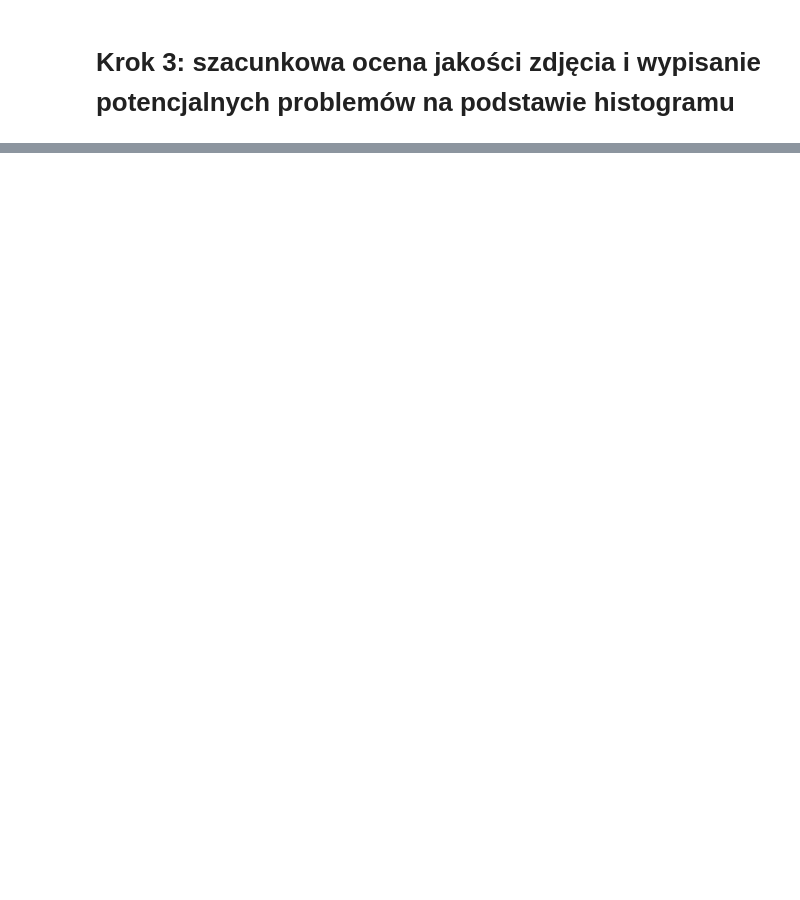
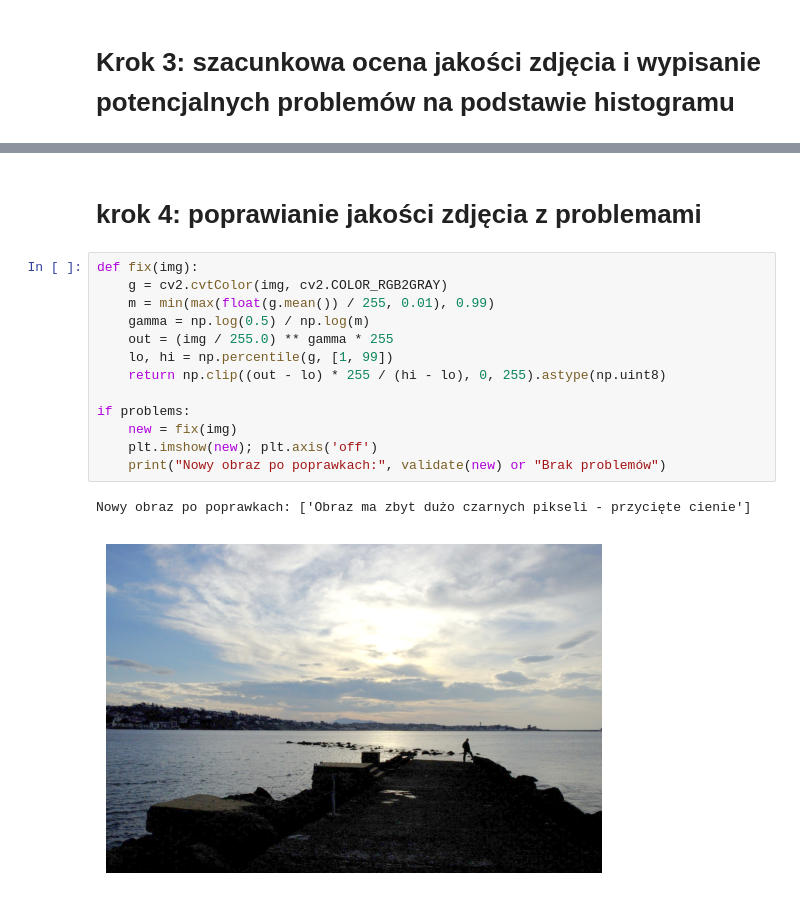
Before and after one commit to oblivi0n-arch/edu-grafika-lab2, a Jupyter notebook: zadanie2.ipynb, the cells around one changed output, grey strips where cells are left out. Drawn from its saved outputs; the diff is of its cells as text; blank space fills up the shorter version.

```diff
--- a/zadanie2.ipynb
+++ b/zadanie2.ipynb
@@ -64,0 +65,18 @@ Brak problemów []
+# %% [markdown]
+# krok 4: poprawianie jakości zdjęcia z problemami
+# %%
+def fix(img):
+    g = cv2.cvtColor(img, cv2.COLOR_RGB2GRAY)
+    m = min(max(float(g.mean()) / 255, 0.01), 0.99)
+    gamma = np.log(0.5) / np.log(m)
+    out = (img / 255.0) ** gamma * 255
+    lo, hi = np.percentile(g, [1, 99])
+    return np.clip((out - lo) * 255 / (hi - lo), 0, 255).astype(np.uint8)
+
+if problems:
+    new = fix(img)
+    plt.imshow(new); plt.axis('off')
+    print("Nowy obraz po poprawkach:", validate(new) or "Brak problemów")
+# %% [output]
+Nowy obraz po poprawkach: ['Obraz ma zbyt dużo czarnych pikseli - przycięte cienie']
+[figure, added]
```
Also changed, not shown: parts of 3 cells of this notebook.
